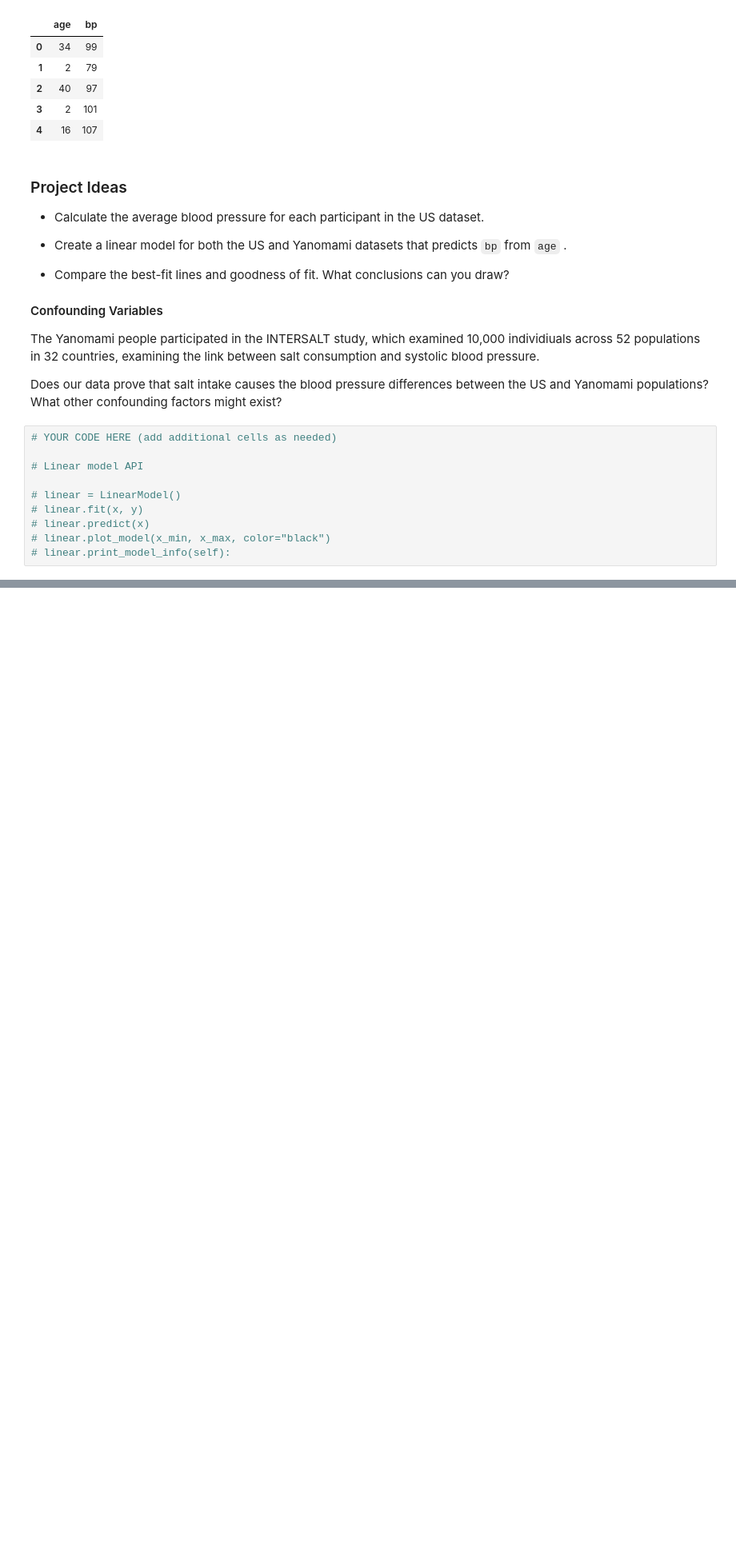
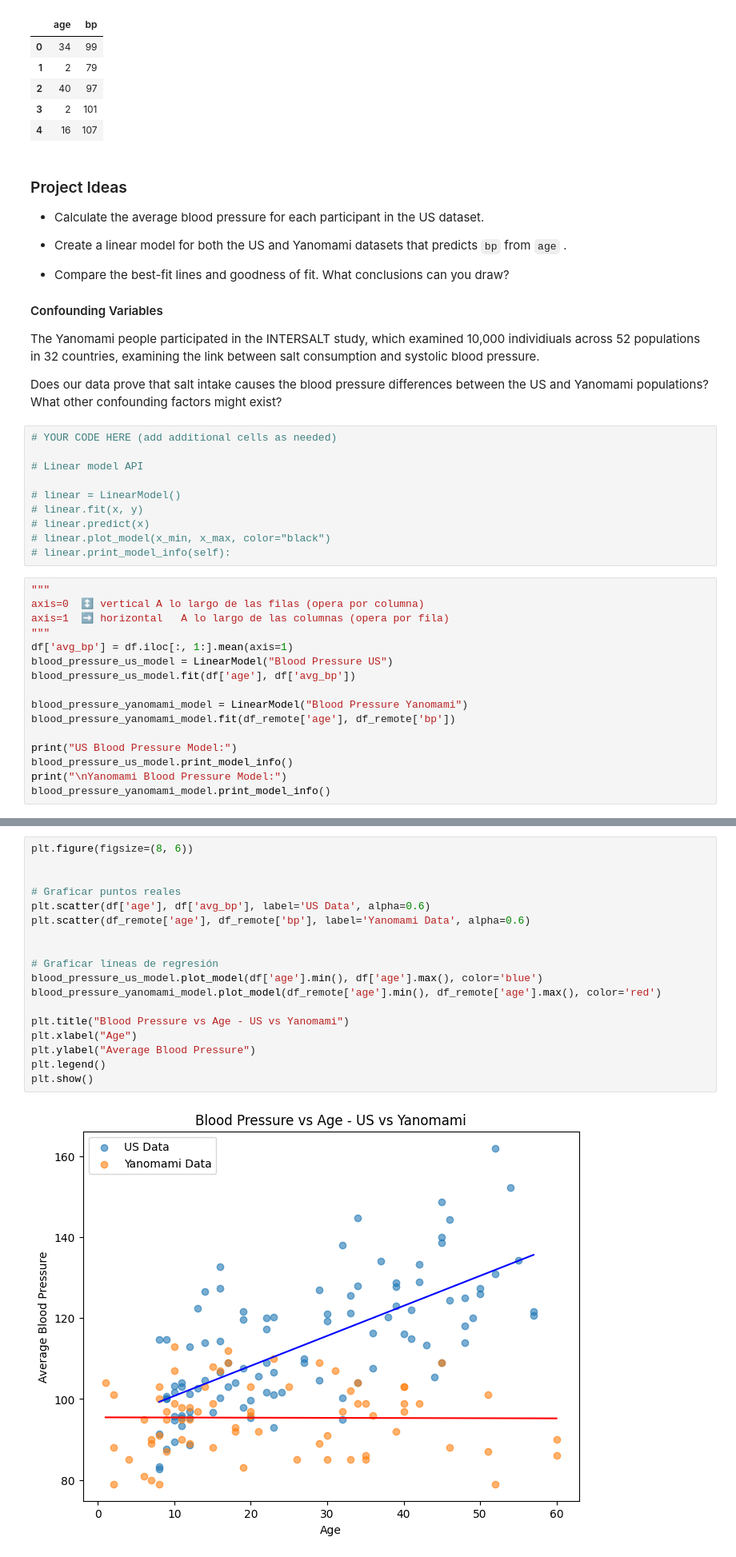
Before and after one commit to ojeduard/Data-Science-Essentials, a Jupyter notebook: Data_Modeling/Ended_Projects/blood-pressure-project/blood-pressure.ipynb, the cells around one changed output, grey strips where cells are left out. Shown at 80% size. Saved outputs shown, nothing was run; the diff lists cells and outputs as text; blank space fills up the shorter version.

Commit message:
Few changes modeling

```diff
--- a/Data_Modeling/Ended_Projects/blood-pressure-project/blood-pressure.ipynb
+++ b/Data_Modeling/Ended_Projects/blood-pressure-project/blood-pressure.ipynb
@@ -63,3 +63,19 @@ Does our data prove that salt intake causes the blood pressure differences betwe
 # linear.predict(x)
 # linear.plot_model(x_min, x_max, color="black")
 # linear.print_model_info(self):
+# %%
+"""
+axis=0	↕️ vertical	A lo largo de las filas (opera por columna)
+axis=1	➡️ horizontal	A lo largo de las columnas (opera por fila)
+"""
+df['avg_bp'] = df.iloc[:, 1:].mean(axis=1)
+blood_pressure_us_model = LinearModel("Blood Pressure US")
+blood_pressure_us_model.fit(df['age'], df['avg_bp'])
+
+blood_pressure_yanomami_model = LinearModel("Blood Pressure Yanomami")
+blood_pressure_yanomami_model.fit(df_remote['age'], df_remote['bp'])
+
+print("US Blood Pressure Model:")
+blood_pressure_us_model.print_model_info()
+print("\nYanomami Blood Pressure Model:")
+blood_pressure_yanomami_model.print_model_info()
@@ -65,0 +94,20 @@ Does our data prove that salt intake causes the blood pressure differences betwe
+# %%
+plt.figure(figsize=(8, 6))
+
+
+# Graficar puntos reales
+plt.scatter(df['age'], df['avg_bp'], label='US Data', alpha=0.6)
+plt.scatter(df_remote['age'], df_remote['bp'], label='Yanomami Data', alpha=0.6)
+
+
+# Graficar líneas de regresión
+blood_pressure_us_model.plot_model(df['age'].min(), df['age'].max(), color='blue')
+blood_pressure_yanomami_model.plot_model(df_remote['age'].min(), df_remote['age'].max(), color='red')
+
+plt.title("Blood Pressure vs Age - US vs Yanomami")
+plt.xlabel("Age")
+plt.ylabel("Average Blood Pressure")
+plt.legend()
+plt.show()
+# %% [output]
+[figure, added]
```
Also changed, not shown: parts of 3 cells of this notebook.
